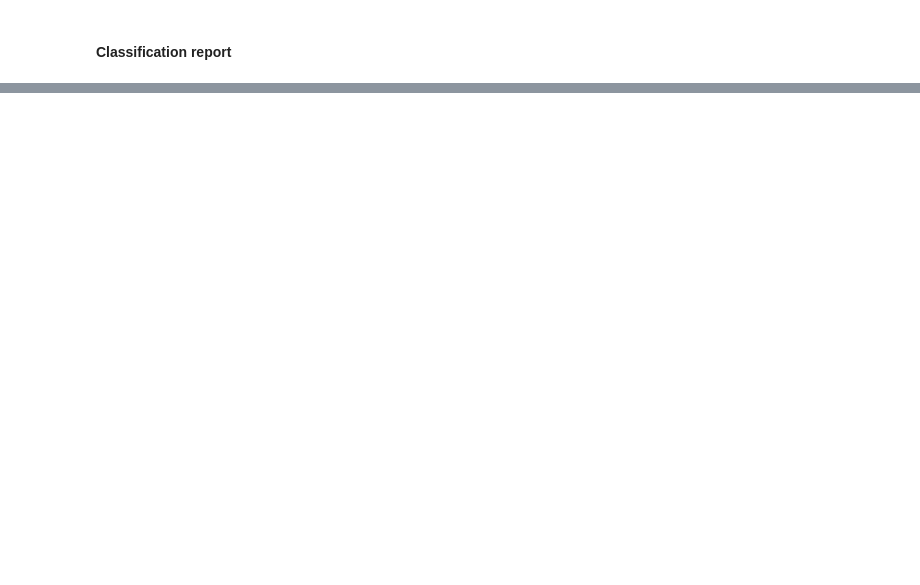
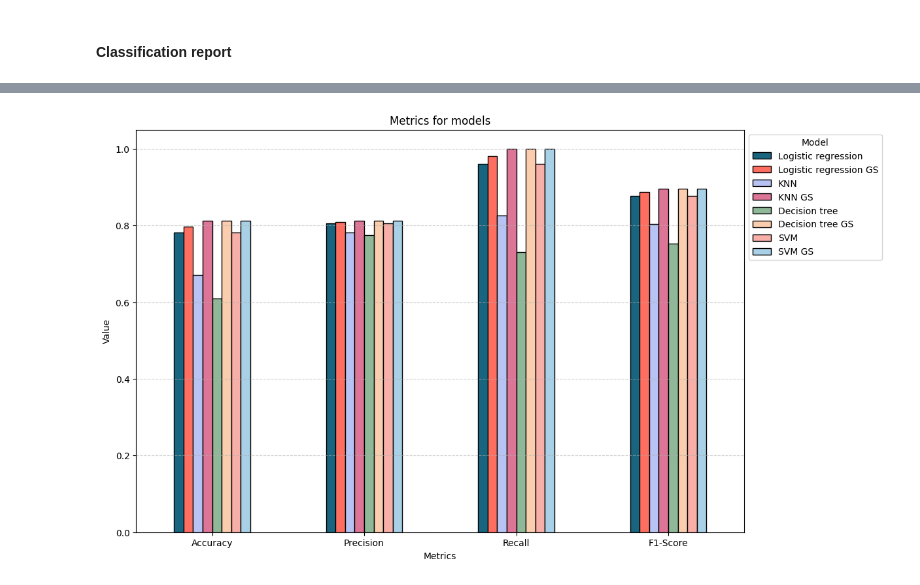
Before and after one commit to dalimvc/Clustering-and-Classification-Models, a Jupyter notebook: DS24-Classification-b21dalmi.ipynb, the cells around one changed output, grey strips where cells are left out. Drawn from its saved outputs; the diff is of its cells as text; code cells hidden in the pictures; blank space fills up the shorter version.

```diff
--- a/DS24-Classification-b21dalmi.ipynb
+++ b/DS24-Classification-b21dalmi.ipynb
@@ -1341,0 +1369,24 @@ weighted avg       0.66      0.78      0.71        64
+# %%
+metrics_2 = pd.DataFrame({
+    'metrics': ['Accuracy', 'Precision', 'Recall', 'F1-Score'],
+    'Logistic regression': [accuracy_log_regr, precision_log_regr, recall_log_regr, f1_log_reg],
+    'Logistic regression GS': [accuracy_lin_reg_greed_search, precision_log_regr_greed_search, recall_log_regr_greed_search, f1_log_reg_greed_search],
+    'KNN': [accuracy_knn, precision_knn, recall_knn, f1_kmm],
+    'KNN GS': [accuracy_knn_greed_search, precision_knn_greed_search, recall_knn_greed_search, f1_kmm_greed_search],
+    'Decision tree': [accuracy_dt, precision_dt, recall_dt, f1_dt],
+    'Decision tree GS': [accuracy_dt_greed_search, precision_dt_greed_search, recall_dt_greed_search, f1_dt_greed_search],
+    'SVM': [accuracy_svm, precision_svm, recall_svm, f1_svm],
+    'SVM GS': [accuracy_svm_greed_search, precision_svm_greed_search, recall_svm_greed_search, f1_svm_greed_search]
+})
+# %%
+#ploting metrics on grouped bar chart
+metrics_2.plot(x='metrics', kind='bar', figsize=(12, 8), color=colors, edgecolor='black')
+plt.title("Metrics for models")
+plt.ylabel("Value")
+plt.xlabel("Metrics")
+plt.xticks(rotation=0)
+plt.legend(title='Model', loc='upper left', bbox_to_anchor=(1, 1))
+plt.grid(axis='y', linestyle='--', alpha=0.6)
+plt.show()
+# %% [output]
+[figure, added]
```
Also changed, not shown: parts of 24 cells of this notebook.
